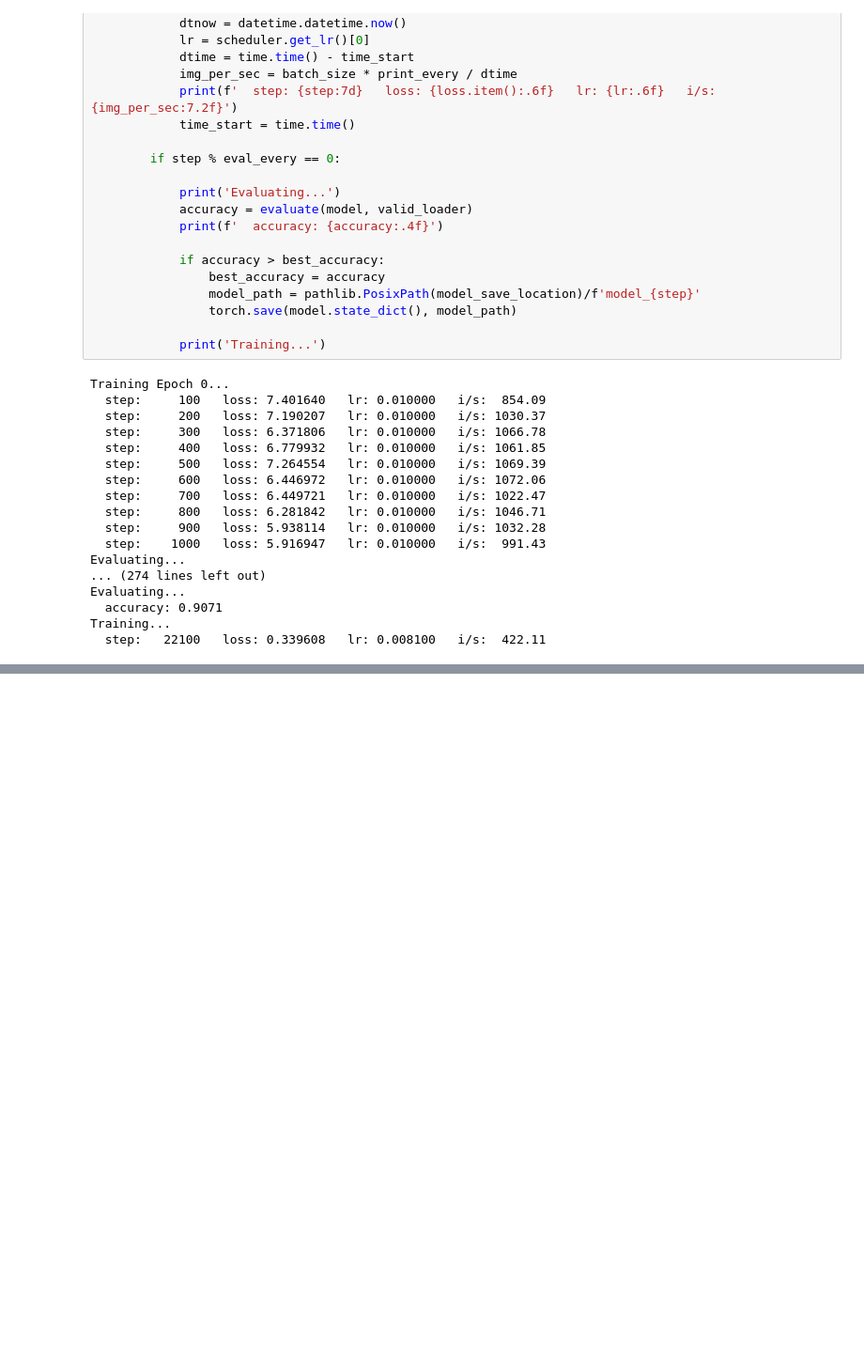
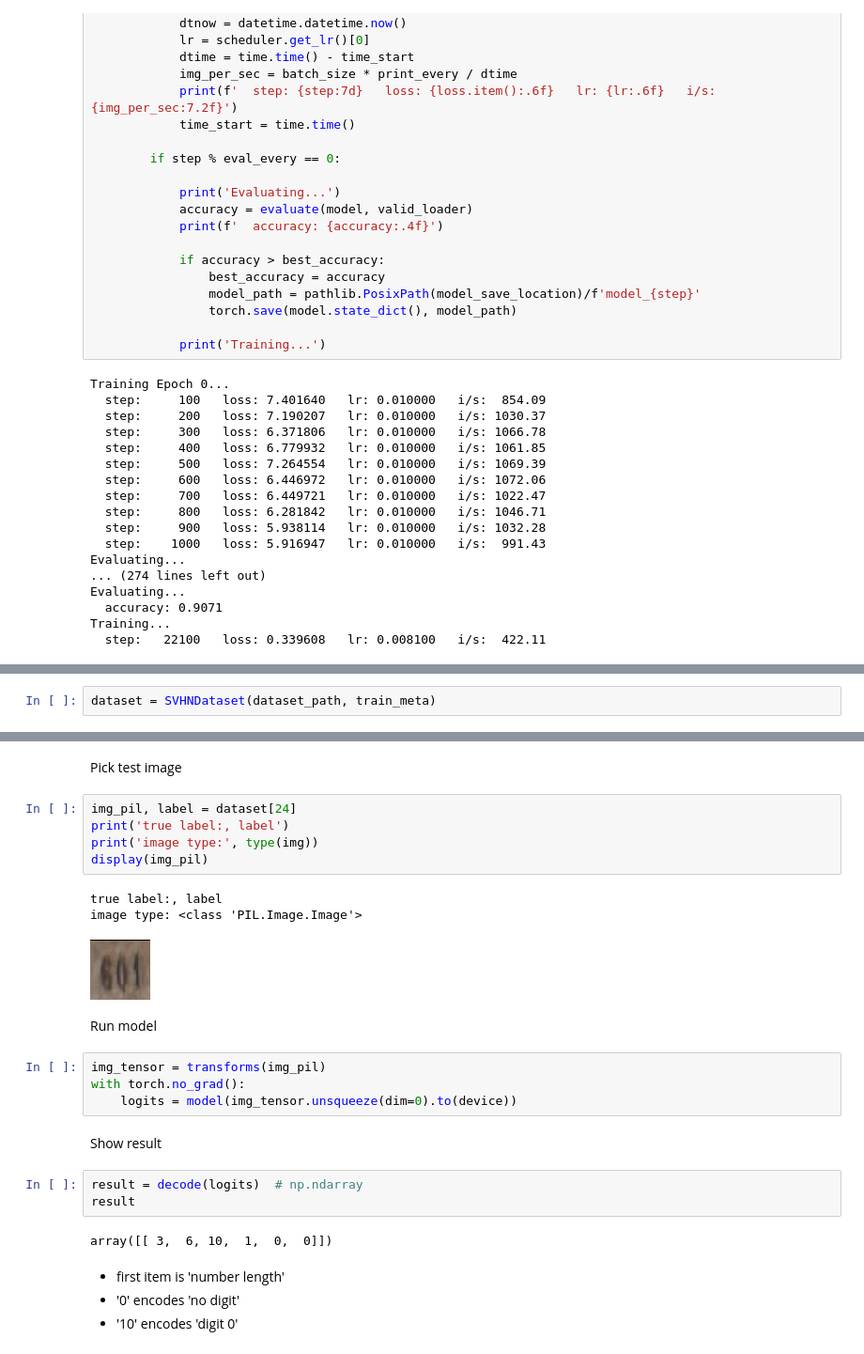
Before and after one commit to marcinbogdanski/ai-sketchpad, a Jupyter notebook: PyTorchNN/1350_PT_CNN_SVHN.ipynb, the cells around one changed output, grey strips where cells are left out. Shown at 94% size. Drawn from its saved outputs; the diff is of its cells as text; blank space fills up the shorter version.

```diff
--- a/PyTorchNN/1350_PT_CNN_SVHN.ipynb
+++ b/PyTorchNN/1350_PT_CNN_SVHN.ipynb
@@ -446,0 +451,2 @@ Training...
+# %%
+dataset = SVHNDataset(dataset_path, train_meta)
@@ -450,0 +478,28 @@ model.load_state_dict(torch.load(model_file))
+# %% [markdown]
+Pick test image
+# %%
+img_pil, label = dataset[24]
+print('true label:, label')
+print('image type:', type(img))
+display(img_pil)
+# %% [output]
+true label:, label
+image type: <class 'PIL.Image.Image'>
+[figure, added]
+# %% [markdown]
+Run model
+# %%
+img_tensor = transforms(img_pil)
+with torch.no_grad():
+    logits = model(img_tensor.unsqueeze(dim=0).to(device))
+# %% [markdown]
+Show result
+# %%
+result = decode(logits)  # np.ndarray
+result
+# %% [output]
+array([[ 3,  6, 10,  1,  0,  0]])
+# %% [markdown]
+* first item is 'number length'
+* '0' encodes 'no digit'
+* '10' encodes 'digit 0'
```
Also changed, not shown: parts of 8 cells of this notebook.
